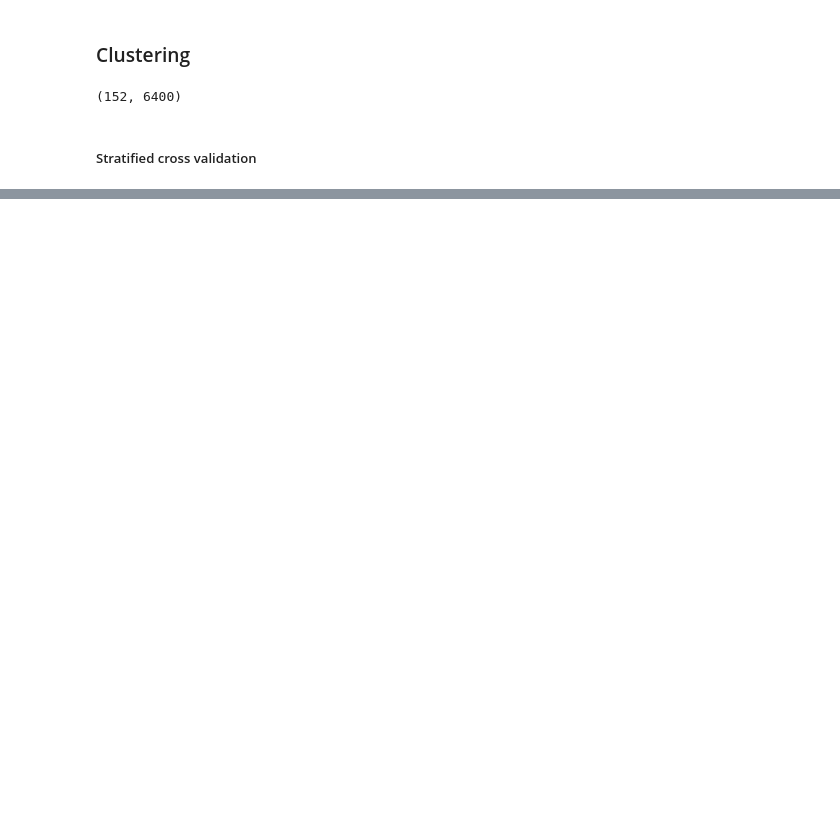
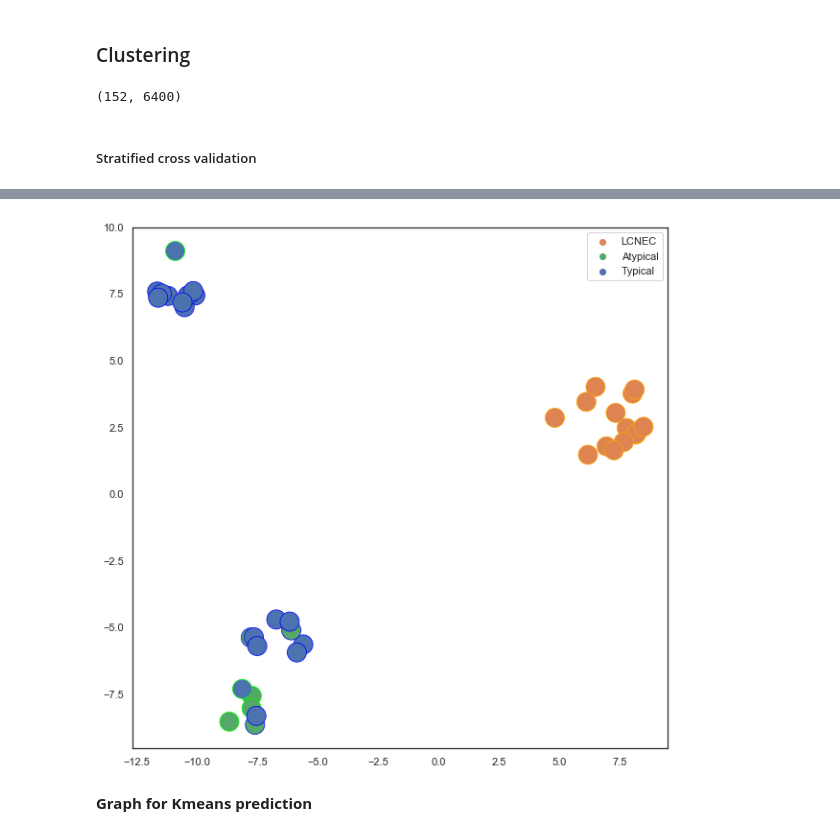
Before and after one commit to emathian/pulmonary_carcinoid, a Jupyter notebook: pulmonary_carcinoids/pulmonary_carcinoids_CODE/comparaison_maps/umap_learn.ipynb, the cells around one changed output, grey strips where cells are left out. Saved outputs shown, nothing was run; the diff lists cells and outputs as text; code cells hidden in the pictures; blank space fills up the shorter version.

```diff
--- a/pulmonary_carcinoids/pulmonary_carcinoids_CODE/comparaison_maps/umap_learn.ipynb
+++ b/pulmonary_carcinoids/pulmonary_carcinoids_CODE/comparaison_maps/umap_learn.ipynb
@@ -236,0 +301,8 @@ svc.score(trans.transform(X_test), y_test), knn.score(trans.transform(X_test), y
+# %%
+svc_2 = SVC().fit(trans.embedding_, y_train)
+knn_2 = KNeighborsClassifier().fit(trans.embedding_, y_train)
+kmeans_2 = KMeans(n_clusters=3).fit(trans.embedding_, y_train)
+test_embedding = trans.transform(X_test)
+svc_pred_2= svc_2.predict(test_embedding)
+knn_pred_2 = knn_2.predict(test_embedding)
+kmeans_pred_2 = kmeans_2.predict(test_embedding)
@@ -236,0 +311,19 @@ svc.score(trans.transform(X_test), y_test), knn.score(trans.transform(X_test), y
+# %%
+edges_col = []
+for i in knn_pred_2:
+    if i == "Typical":
+        edges_col.append("blue")
+    elif i == "LCNEC":
+        edges_col.append("orange")
+    elif i == "Atypical":
+        edges_col.append("lime")
+    else :
+        print("warning")
+# %%
+sns.set(style='white', rc={'figure.figsize':(10,10)})
+sns.scatterplot(test_embedding[:, 0], test_embedding[:, 1],  hue=y_test, edgecolor=  edges_col ,s=400, palette =palette)
+plt.show()
+# %% [output]
+[figure, added]
+# %% [markdown]
+**Graph for Kmeans prediction**
```
Also changed, not shown: parts of 86 cells of this notebook.
